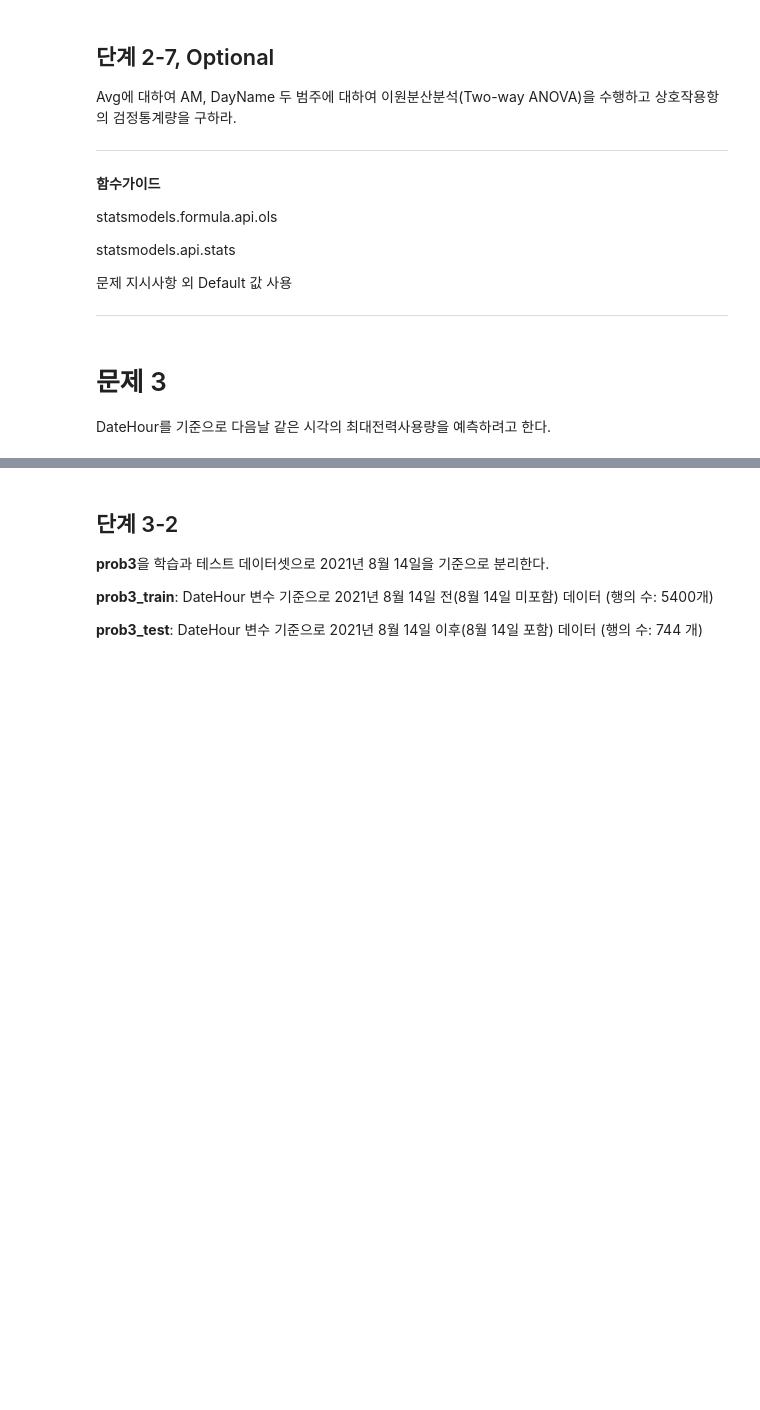
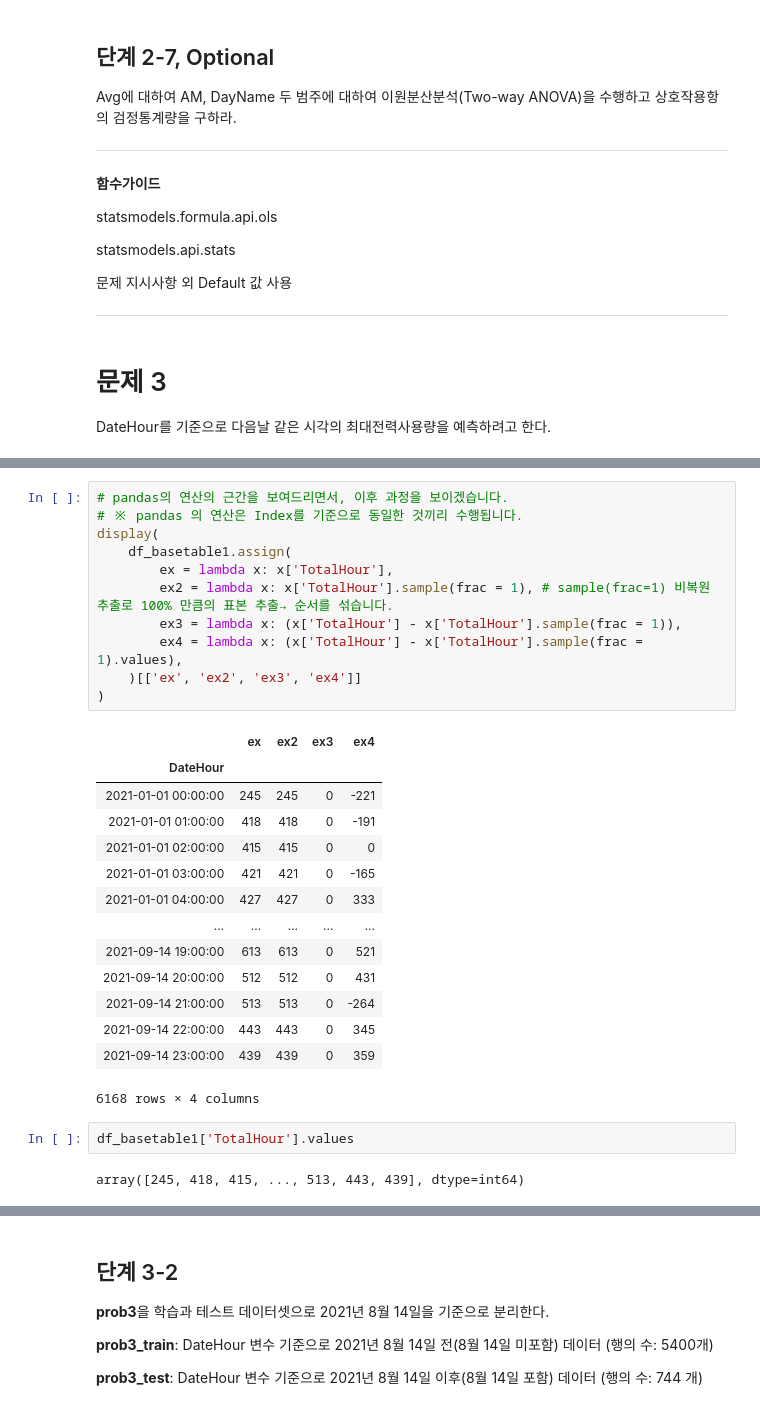
Before and after one commit to sunkusun9/DS_lv3_2610, a Jupyter notebook: sec_ds_lv3_prob3_prob.ipynb, the cells around one changed output, grey strips where cells are left out. Drawn from its saved outputs; the diff is of its cells as text; blank space fills up the shorter version.

```diff
--- a/sec_ds_lv3_prob3_prob.ipynb
+++ b/sec_ds_lv3_prob3_prob.ipynb
@@ -1052,3 +1230,33 @@ DateHour를 기준으로 다음날 같은 시각의 최대전력사용량을 예
 target에 결측치가 있는 행은 모두 제거하여 **prob3**을 만든다.
 
 ![image.png](embedded-picture-1)
+# %%
+# pandas의 연산의 근간을 보여드리면서, 이후 과정을 보이겠습니다.
+# ※ pandas 의 연산은 Index를 기준으로 동일한 것끼리 수행됩니다.
+display(
+    df_basetable1.assign(
+        ex = lambda x: x['TotalHour'],
+        ex2 = lambda x: x['TotalHour'].sample(frac = 1), # sample(frac=1) 비복원 추출로 100% 만큼의 표본 추출→ 순서를 섞습니다.
+        ex3 = lambda x: (x['TotalHour'] - x['TotalHour'].sample(frac = 1)),
+        ex4 = lambda x: (x['TotalHour'] - x['TotalHour'].sample(frac = 1).values),
+    )[['ex', 'ex2', 'ex3', 'ex4']]
+)
+# %% [output]
+|  | ex | ex2 | ex3 | ex4 |
+| DateHour |  |  |  |  |
+| 2021-01-01 00:00:00 | 245 | 245 | 0 | -221 |
+| 2021-01-01 01:00:00 | 418 | 418 | 0 | -191 |
+| 2021-01-01 02:00:00 | 415 | 415 | 0 | 0 |
+| 2021-01-01 03:00:00 | 421 | 421 | 0 | -165 |
+| 2021-01-01 04:00:00 | 427 | 427 | 0 | 333 |
+| ... | ... | ... | ... | ... |
+| 2021-09-14 19:00:00 | 613 | 613 | 0 | 521 |
+| 2021-09-14 20:00:00 | 512 | 512 | 0 | 431 |
+| 2021-09-14 21:00:00 | 513 | 513 | 0 | -264 |
+| 2021-09-14 22:00:00 | 443 | 443 | 0 | 345 |
+| 2021-09-14 23:00:00 | 439 | 439 | 0 | 359 |
+6168 rows × 4 columns
+# %%
+df_basetable1['TotalHour'].values
+# %% [output]
+array([245, 418, 415, ..., 513, 443, 439], dtype=int64)
```
Also changed, not shown: parts of 36 cells of this notebook.
